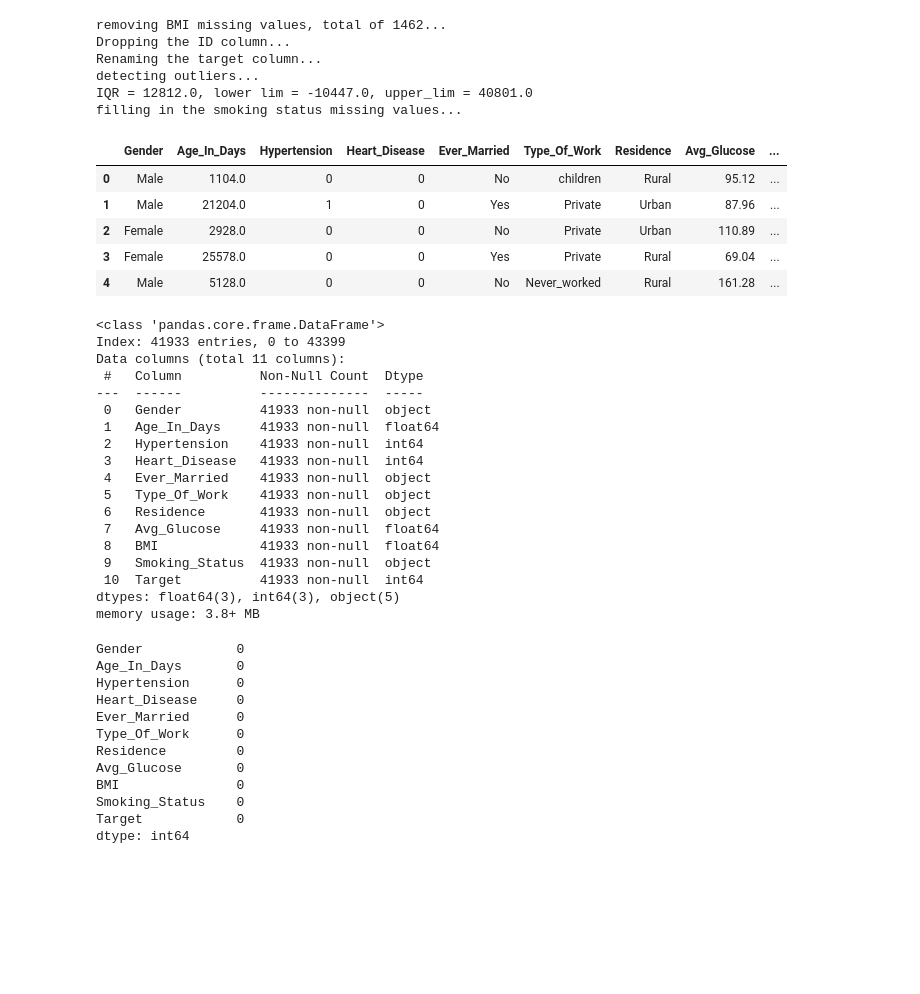
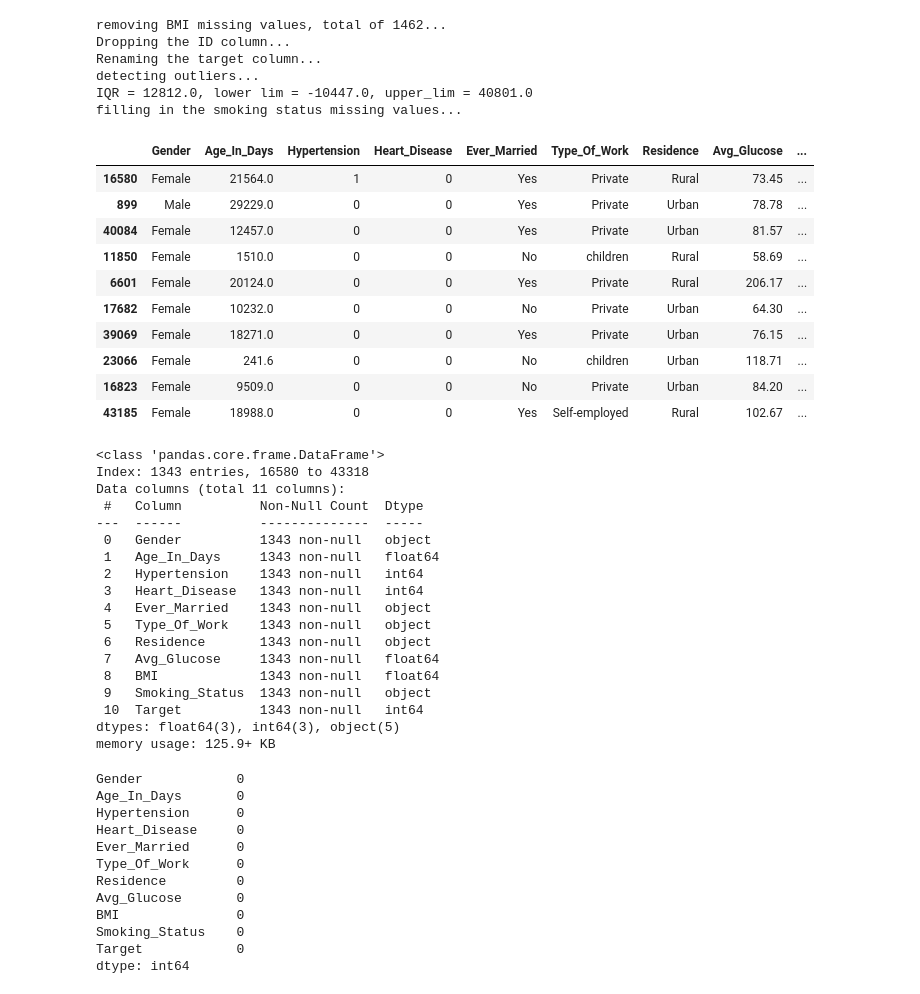
Before and after one commit to johnnys7n/Data-Scientist-Case-Study, a Jupyter notebook: Roche-Case-Study-Project.ipynb, the cells around one changed output. Drawn from its saved outputs; the diff is of its cells as text; code cells hidden in the pictures; blank space fills up the shorter version.

```diff
--- a/Roche-Case-Study-Project.ipynb
+++ b/Roche-Case-Study-Project.ipynb
@@ -487,0 +514,13 @@ Now that we removed the outliers for the `Age_In_Days` column we can proceed wit
+# %%
+from sklearn.utils import resample
+
+df_majority = df_tmp.query('Target == 0')
+df_minority = df_tmp.query('Target == 1')
+# Downsample the majority class
+df_maj_downsampled = resample(df_majority,
+                             replace = True,
+                             n_samples = 700,
+                             random_state = 42)
+df_tmp = pd.concat([df_maj_downsampled, df_minority])
+
+df_tmp.head()
@@ -580,6 +730,16 @@ def preparing_data(data):
     print('filling in the smoking status missing values...')
     data_tmp['Smoking_Status'] = data_tmp['Smoking_Status'].fillna('Missing')
 
+    # Balancing the classes:
+    df_majority = data_tmp.query('Target == 0')
+    df_minority = data_tmp.query('Target == 1')
+    # Downsample the majority class
+    df_maj_downsampled = resample(df_majority,
+                                 replace = True,
+                                 n_samples = 700,
+                                 random_state = 42)
+    data_tmp = pd.concat([df_maj_downsampled, df_minority])
+
     return data_tmp
 # %%
 df_model = preparing_data(df)
@@ -591,35 +751,40 @@ detecting outliers...
 IQR = 12812.0, lower lim = -10447.0, upper_lim = 40801.0
 filling in the smoking status missing values...
 # %%
-df_model.head()
+df_model.head(10)
 # %% [output]
 |  | Gender | Age_In_Days | Hypertension | Heart_Disease | Ever_Married | Type_Of_Work | Residence | Avg_Glucose | ... |
-| 0 | Male | 1104.0 | 0 | 0 | No | children | Rural | 95.12 | ... |
-| 1 | Male | 21204.0 | 1 | 0 | Yes | Private | Urban | 87.96 | ... |
-| 2 | Female | 2928.0 | 0 | 0 | No | Private | Urban | 110.89 | ... |
-| 3 | Female | 25578.0 | 0 | 0 | Yes | Private | Rural | 69.04 | ... |
-| 4 | Male | 5128.0 | 0 | 0 | No | Never_worked | Rural | 161.28 | ... |
+| 16580 | Female | 21564.0 | 1 | 0 | Yes | Private | Rural | 73.45 | ... |
+| 899 | Male | 29229.0 | 0 | 0 | Yes | Private | Urban | 78.78 | ... |
+| 40084 | Female | 12457.0 | 0 | 0 | Yes | Private | Urban | 81.57 | ... |
+| 11850 | Female | 1510.0 | 0 | 0 | No | children | Rural | 58.69 | ... |
+| 6601 | Female | 20124.0 | 0 | 0 | Yes | Private | Rural | 206.17 | ... |
+| 17682 | Female | 10232.0 | 0 | 0 | No | Private | Urban | 64.30 | ... |
+| 39069 | Female | 18271.0 | 0 | 0 | Yes | Private | Urban | 76.15 | ... |
+| 23066 | Female | 241.6 | 0 | 0 | No | children | Urban | 118.71 | ... |
+| 16823 | Female | 9509.0 | 0 | 0 | No | Private | Urban | 84.20 | ... |
+| 43185 | Female | 18988.0 | 0 | 0 | Yes | Self-employed | Rural | 102.67 | ... |
 # %%
 df_model.info()
 # %% [output]
 <class 'pandas.core.frame.DataFrame'>
-Index: 41933 entries, 0 to 43399
+Index: 1343 entries, 16580 to 43318
 Data columns (total 11 columns):
  #   Column          Non-Null Count  Dtype
 ---  ------          --------------  -----
- 0   Gender          41933 non-null  object
- 1   Age_In_Days     41933 non-null  float64
- 2   Hypertension    41933 non-null  int64
- 3   Heart_Disease   41933 non-null  int64
- 4   Ever_Married    41933 non-null  object
- 5   Type_Of_Work    41933 non-null  object
- 6   Residence       41933 non-null  object
- 7   Avg_Glucose     41933 non-null  float64
- 8   BMI             41933 non-null  float64
- 9   Smoking_Status  41933 non-null  object
- 10  Target          41933 non-null  int64
+ 0   Gender          1343 non-null   object
+ 1   Age_In_Days     1343 non-null   float64
+ 2   Hypertension    1343 non-null   int64
+ 3   Heart_Disease   1343 non-null   int64
+ 4   Ever_Married    1343 non-null   object
+ 5   Type_Of_Work    1343 non-null   object
+ 6   Residence       1343 non-null   object
+ 7   Avg_Glucose     1343 non-null   float64
+ 8   BMI             1343 non-null   float64
+ 9   Smoking_Status  1343 non-null   object
+ 10  Target          1343 non-null   int64
 dtypes: float64(3), int64(3), object(5)
-memory usage: 3.8+ MB
+memory usage: 125.9+ KB
 # %%
 df_model.isna().sum()
 # %% [output]
```
Also changed, not shown: parts of 42 cells of this notebook.
